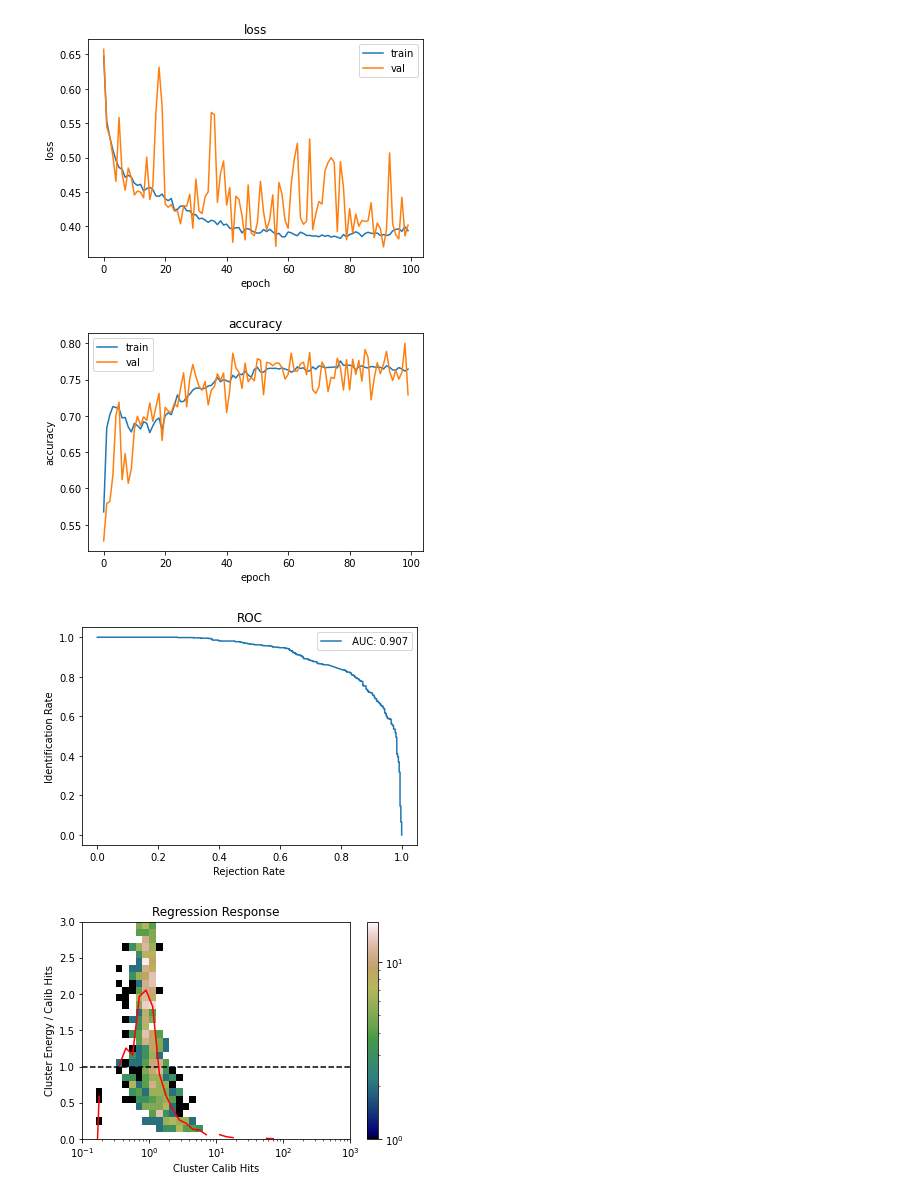
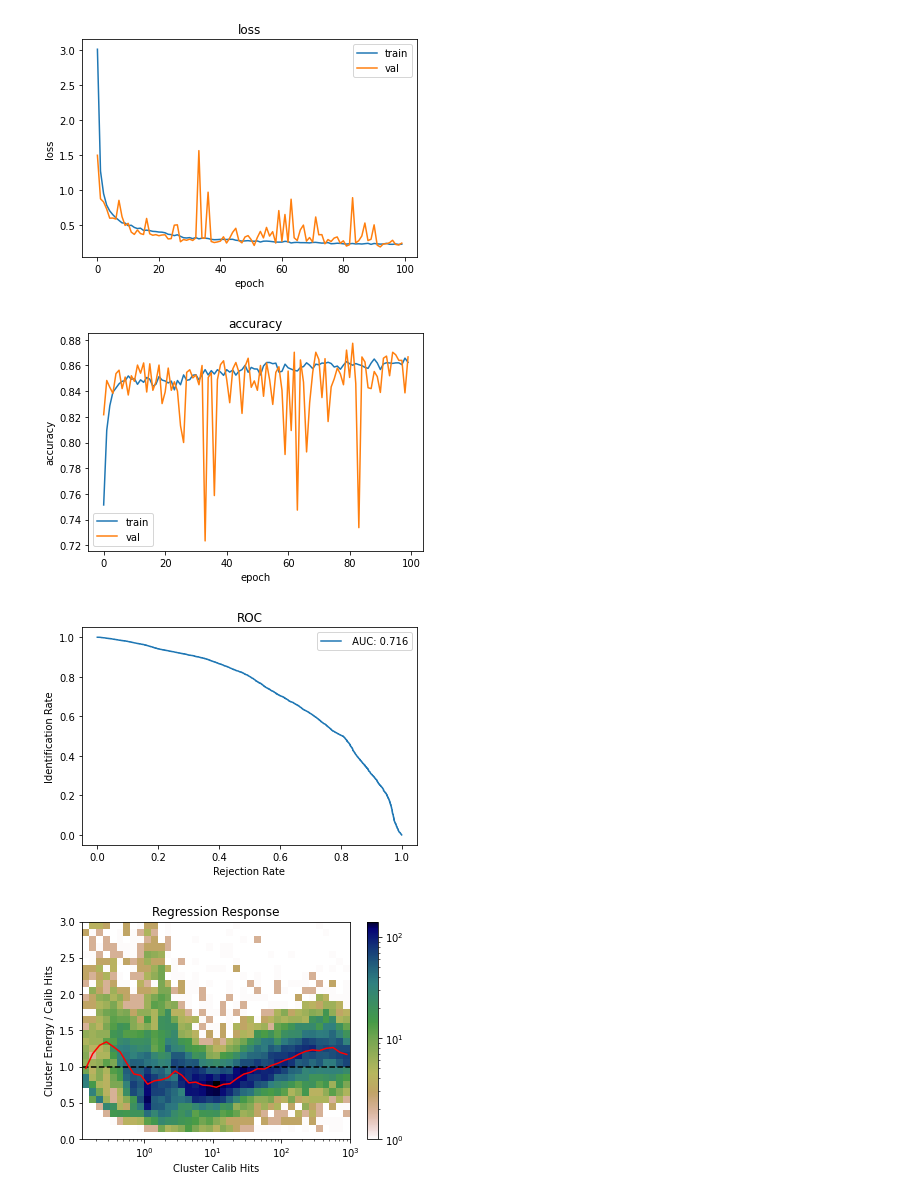
Before and after one commit to joshlerner/triumf-ml, a Jupyter notebook: PionReconstruction/PionTrainingExample.ipynb, the cells around one changed output. Saved outputs shown, nothing was run; the diff lists cells and outputs as text; code cells hidden in the pictures.

Commit message:
regresssion biased training

```diff
--- a/PionReconstruction/PionTrainingExample.ipynb
+++ b/PionReconstruction/PionTrainingExample.ipynb
@@ -30,5 +30,5 @@ out_path = '/fast_scratch_1/jlerner/data/'
 # %%
 
 K.clear_session()
-model = GarNetModel(alpha=0.99)
+model = GarNetModel(alpha=0.01)
 # %% [output]
@@ -74,26 +74,29 @@ val_file_list = (pi0_list[val_start:val_end], pipm_list[val_start:val_end])
 test_file_list = ([[data_path + f'pi0/user.angerami.24559740.OutputStream._000{i:03d}.root', 1] for i in range(232, 264)],
                   [[data_path + f'pipm/user.angerami.24559744.OutputStream._000{i:03d}.root', 0] for i in range(232, 264)])
 # %%
+preprocess = False
 
 train_generator = garnetDataGenerator(train_file_list,
                                       cell_geo_path,
                                       batch_size,
                                       labeled=True,
-                                      preprocess=False,
+                                      preprocess=preprocess,
                                       output_dir=out_path + 'train/')
+
+if preprocess: cell_geo_path = train_generator.geo_dict
 
 validation_generator = garnetDataGenerator(val_file_list,
                                            cell_geo_path,
                                            int(batch_size*(1 - train_val_split)/train_val_split),
                                            labeled=True,
-                                           preprocess=False,
+                                           preprocess=preprocess,
                                            output_dir=out_path + 'val/')
 
 test_generator = garnetDataGenerator(test_file_list,
                                      cell_geo_path,
-                                     batch_size=1000,
+                                     batch_size=20000,
                                      labeled=True,
-                                     preprocess=False,
+                                     preprocess=preprocess,
                                      output_dir=out_path + 'test/')
 # %%
 
@@ -136,21 +139,23 @@ INFO:tensorflow:Assets written to: /fast_scratch_1/jlerner/data/models/GarNet/as
 loss_curve = Plotter(training, history=history, metric='loss')
 loss_curve.show()
 # %% [output]
-[figure, old version]
+[figure, new version]
 # %%
 accuracy_curve = Plotter(training, history=history, metric='accuracy')
 accuracy_curve.show()
 # %% [output]
-[figure, old version]
+[figure, new version]
 # %%
 x, y = next(test_generator.generator())
 # %%
 ROC = Plotter(roc, pred=model.predict(x)[:,0], target=y[:,0])
 ROC.show()
 # %% [output]
-[figure, old version]
+[figure, new version]
 # %%
-reg = Plotter(regResponse, pred=model.predict(x)[:,-1], target=y[:,-1])
+reg = Plotter(regResponse,
+              pred=model.predict(x)[:,-1],
+              target=y[:,-1])
 reg.show()
 # %% [output]
-[figure, old version]
+[figure, new version]
```
Also changed, not shown: parts of 3 cells of this notebook, 3 other files.
